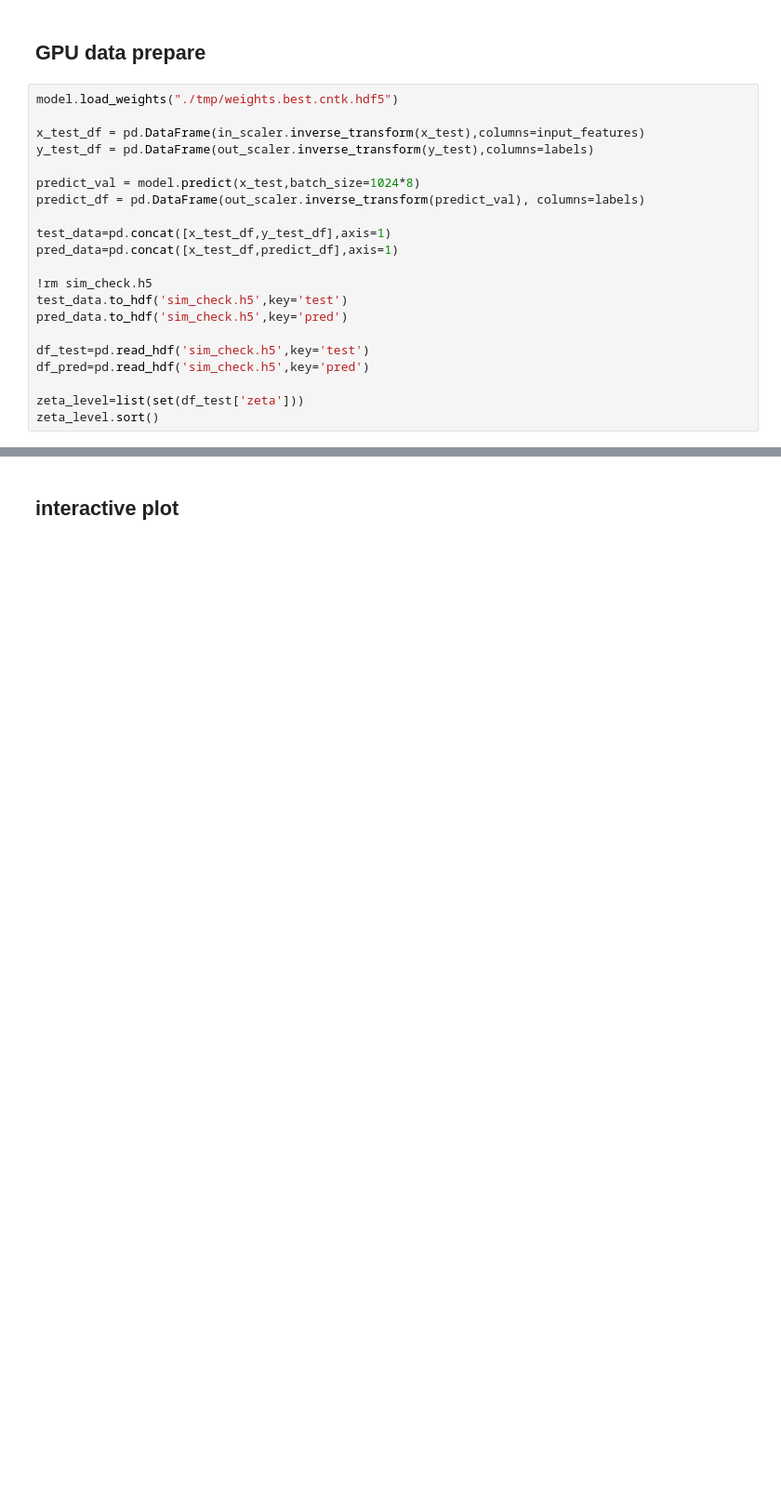
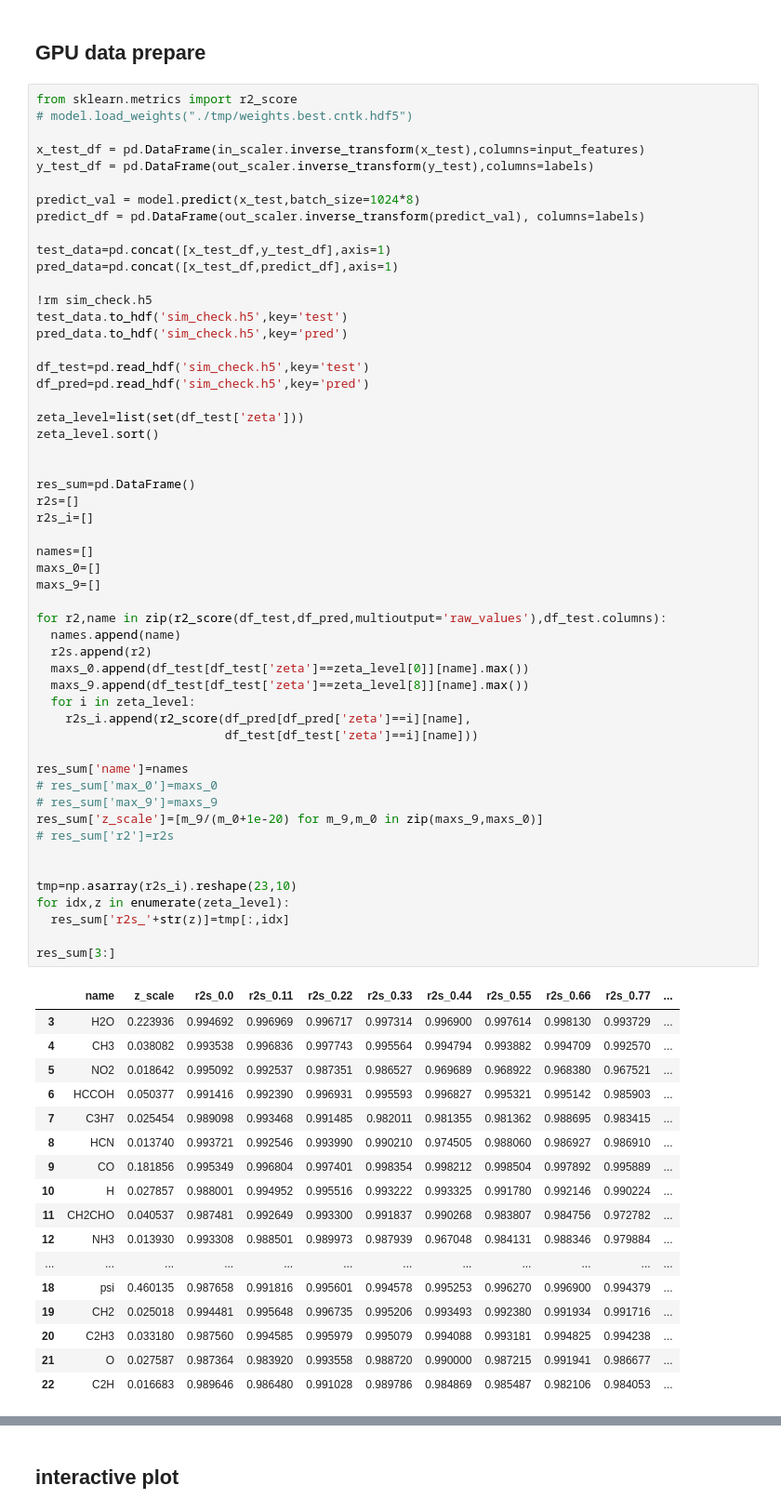
Before and after one commit to uqyge/combustionML, a Jupyter notebook: FPV_ANN/fgm_nn_inhouse.ipynb, the cells around one changed output, grey strips where cells are left out. Shown: that part at 93% size. Drawn from its saved outputs; the diff is of its cells as text; blank space fills up the shorter version.

```diff
--- a/FPV_ANN/fgm_nn_inhouse.ipynb
+++ b/FPV_ANN/fgm_nn_inhouse.ipynb
@@ -533,23 +497,73 @@ NameError: name 'tpu_model' is not defined
 # %% [markdown]
 ## GPU data prepare
 # %%
-model.load_weights("./tmp/weights.best.cntk.hdf5")
+from sklearn.metrics import r2_score
+# model.load_weights("./tmp/weights.best.cntk.hdf5")
 
 x_test_df = pd.DataFrame(in_scaler.inverse_transform(x_test),columns=input_features)
 y_test_df = pd.DataFrame(out_scaler.inverse_transform(y_test),columns=labels)
 
 predict_val = model.predict(x_test,batch_size=1024*8)
 predict_df = pd.DataFrame(out_scaler.inverse_transform(predict_val), columns=labels)
 
 test_data=pd.concat([x_test_df,y_test_df],axis=1)
 pred_data=pd.concat([x_test_df,predict_df],axis=1)
 
 !rm sim_check.h5
 test_data.to_hdf('sim_check.h5',key='test')
 pred_data.to_hdf('sim_check.h5',key='pred')
 
 df_test=pd.read_hdf('sim_check.h5',key='test')
 df_pred=pd.read_hdf('sim_check.h5',key='pred')
 
 zeta_level=list(set(df_test['zeta']))
 zeta_level.sort()
+
+
+res_sum=pd.DataFrame()
+r2s=[]
+r2s_i=[]
+
+names=[]
+maxs_0=[]
+maxs_9=[]
+
+for r2,name in zip(r2_score(df_test,df_pred,multioutput='raw_values'),df_test.columns):
+  names.append(name)
+  r2s.append(r2)
+  maxs_0.append(df_test[df_test['zeta']==zeta_level[0]][name].max())
+  maxs_9.append(df_test[df_test['zeta']==zeta_level[8]][name].max())
+  for i in zeta_level:
+    r2s_i.append(r2_score(df_pred[df_pred['zeta']==i][name],
+                          df_test[df_test['zeta']==i][name]))
+
+res_sum['name']=names
+# res_sum['max_0']=maxs_0
+# res_sum['max_9']=maxs_9
+res_sum['z_scale']=[m_9/(m_0+1e-20) for m_9,m_0 in zip(maxs_9,maxs_0)]
+# res_sum['r2']=r2s
+
+
+tmp=np.asarray(r2s_i).reshape(23,10)
+for idx,z in enumerate(zeta_level):
+  res_sum['r2s_'+str(z)]=tmp[:,idx]
+
+res_sum[3:]
+# %% [output]
+|  | name | z_scale | r2s_0.0 | r2s_0.11 | r2s_0.22 | r2s_0.33 | r2s_0.44 | r2s_0.55 | r2s_0.66 | r2s_0.77 | ... |
+| 3 | H2O | 0.223936 | 0.994692 | 0.996969 | 0.996717 | 0.997314 | 0.996900 | 0.997614 | 0.998130 | 0.993729 | ... |
+| 4 | CH3 | 0.038082 | 0.993538 | 0.996836 | 0.997743 | 0.995564 | 0.994794 | 0.993882 | 0.994709 | 0.992570 | ... |
+| 5 | NO2 | 0.018642 | 0.995092 | 0.992537 | 0.987351 | 0.986527 | 0.969689 | 0.968922 | 0.968380 | 0.967521 | ... |
+| 6 | HCCOH | 0.050377 | 0.991416 | 0.992390 | 0.996931 | 0.995593 | 0.996827 | 0.995321 | 0.995142 | 0.985903 | ... |
+| 7 | C3H7 | 0.025454 | 0.989098 | 0.993468 | 0.991485 | 0.982011 | 0.981355 | 0.981362 | 0.988695 | 0.983415 | ... |
+| 8 | HCN | 0.013740 | 0.993721 | 0.992546 | 0.993990 | 0.990210 | 0.974505 | 0.988060 | 0.986927 | 0.986910 | ... |
+| 9 | CO | 0.181856 | 0.995349 | 0.996804 | 0.997401 | 0.998354 | 0.998212 | 0.998504 | 0.997892 | 0.995889 | ... |
+| 10 | H | 0.027857 | 0.988001 | 0.994952 | 0.995516 | 0.993222 | 0.993325 | 0.991780 | 0.992146 | 0.990224 | ... |
+| 11 | CH2CHO | 0.040537 | 0.987481 | 0.992649 | 0.993300 | 0.991837 | 0.990268 | 0.983807 | 0.984756 | 0.972782 | ... |
+| 12 | NH3 | 0.013930 | 0.993308 | 0.988501 | 0.989973 | 0.987939 | 0.967048 | 0.984131 | 0.988346 | 0.979884 | ... |
+| ... | ... | ... | ... | ... | ... | ... | ... | ... | ... | ... | ... |
+| 18 | psi | 0.460135 | 0.987658 | 0.991816 | 0.995601 | 0.994578 | 0.995253 | 0.996270 | 0.996900 | 0.994379 | ... |
+| 19 | CH2 | 0.025018 | 0.994481 | 0.995648 | 0.996735 | 0.995206 | 0.993493 | 0.992380 | 0.991934 | 0.991716 | ... |
+| 20 | C2H3 | 0.033180 | 0.987560 | 0.994585 | 0.995979 | 0.995079 | 0.994088 | 0.993181 | 0.994825 | 0.994238 | ... |
+| 21 | O | 0.027587 | 0.987364 | 0.983920 | 0.993558 | 0.988720 | 0.990000 | 0.987215 | 0.991941 | 0.986677 | ... |
+| 22 | C2H | 0.016683 | 0.989646 | 0.986480 | 0.991028 | 0.989786 | 0.984869 | 0.985487 | 0.982106 | 0.984053 | ... |
```
Also changed, not shown: parts of 14 cells of this notebook.
